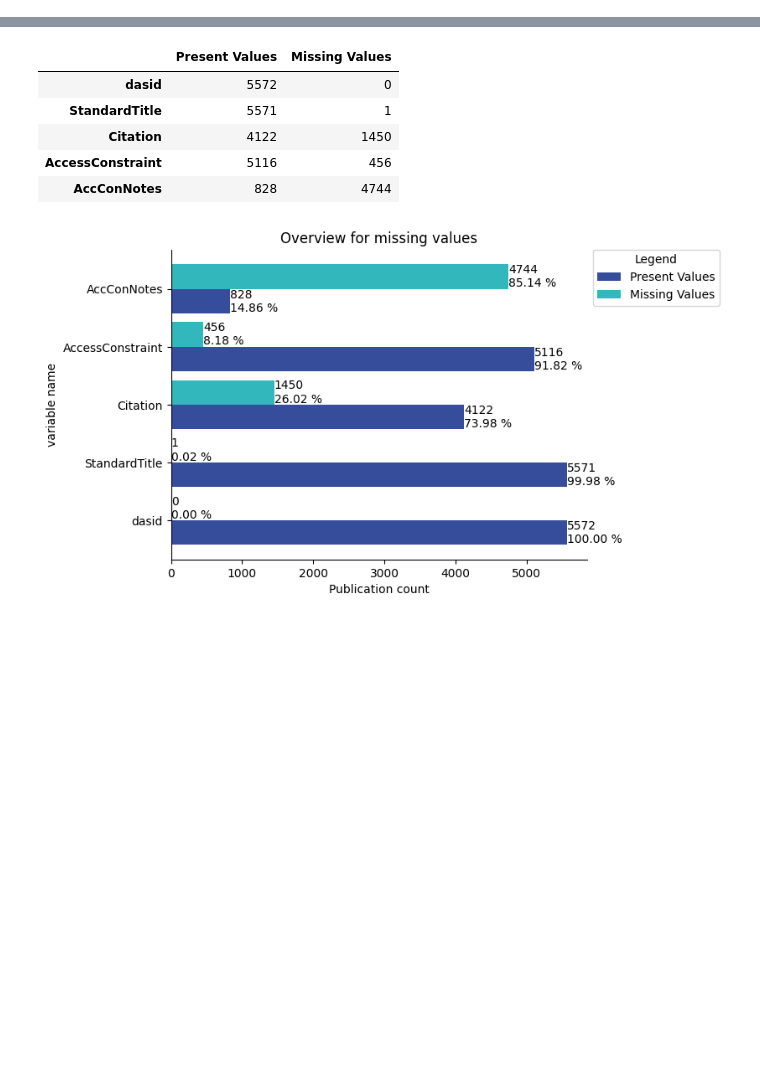
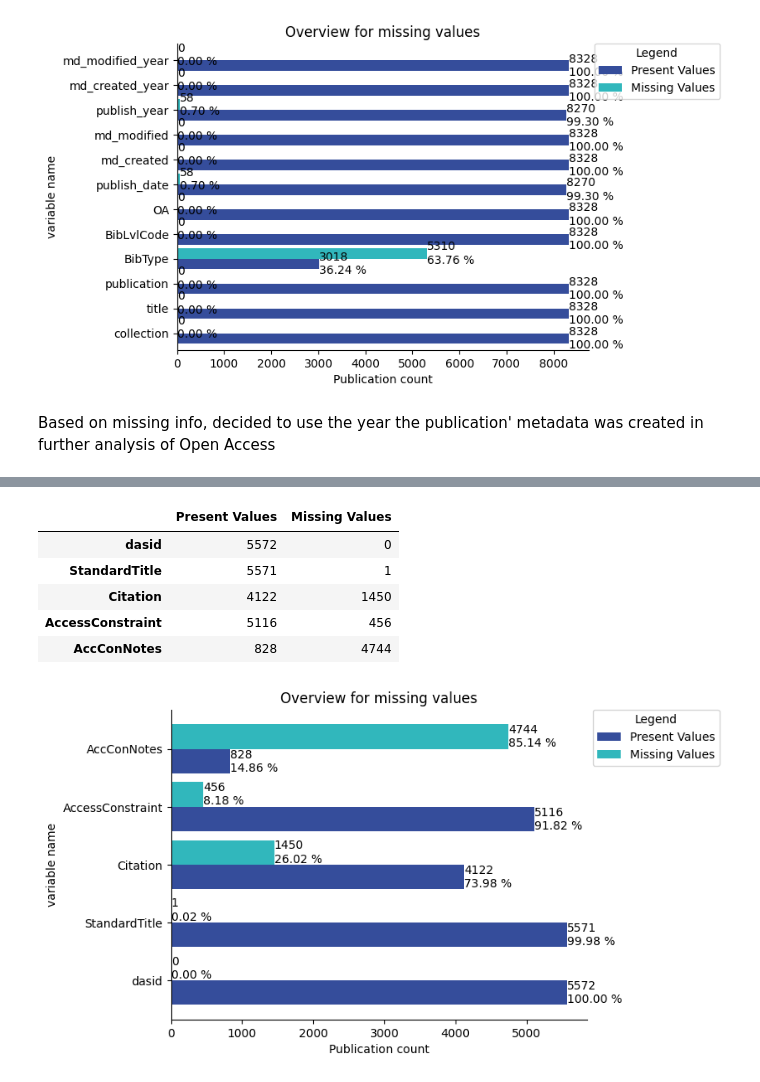
Before and after one commit to vliz-be-opsci/kpi_ofm_kgapproject, a Jupyter notebook: notebooks/Open Science Indicators.ipynb, the cells around one changed output, grey strips where cells are left out. Saved outputs shown, nothing was run; the diff lists cells and outputs as text; code cells hidden in the pictures; blank space fills up the shorter version.

```diff
--- a/notebooks/Open Science Indicators.ipynb
+++ b/notebooks/Open Science Indicators.ipynb
@@ -5,0 +14,5 @@ import matplotlib.pyplot as plt
+# %%
+# starting out from the OMA & Bibio special collections
+# --> wil need to think about way to have special collection / database view that is automatically updated with new publications
+OMA_pubs = execute_to_df('OMA_pubs.sparql')
+OMA_pubs
@@ -5,0 +33,40 @@ import matplotlib.pyplot as plt
+# %%
+# manipulate 'date' datatype
+OMA_pubs['publish_date'] = pd.to_datetime(OMA_pubs['publish_date'])
+OMA_pubs['md_created'] = pd.to_datetime(OMA_pubs['md_created'])
+OMA_pubs['md_modified'] = pd.to_datetime(OMA_pubs['md_modified'])
+
+OMA_pubs['publish_year'] = OMA_pubs['publish_date'].dt.year
+OMA_pubs['md_created_year'] = OMA_pubs['md_created'].dt.year
+OMA_pubs['md_modified_year'] = OMA_pubs['md_modified'].dt.year
+# %%
+# Assessment of missing info
+total_values = OMA_pubs.count()
+missing_values = OMA_pubs.isnull().sum()
+
+summary_OMA_pubs = pd.concat([total_values, missing_values], axis=1)
+summary_OMA_pubs.columns = ['Present Values', 'Missing Values']
+#summary_df['Total Values'] = summary_df['Present Values'] + summary_df['Missing Values']
+#summary_df = summary_df.transpose()
+
+#print(summary_OMA_pubs)
+
+# bar plot of missing data
+ax = summary_OMA_pubs.plot(kind='barh', ylabel='variable name', title='Overview for missing values', width=0.85, color=['#354d9b', '#31b7bc'])
+ax.set(xlabel='Publication count')
+
+total = summary_OMA_pubs.sum(axis=1).iloc[0]
+for c, col in zip(ax.containers, summary_OMA_pubs.columns):
+    ax.bar_label(c, label_type='edge', labels=[f'{val}\n{val / total * 100.0:.2f} %' for val in summary_OMA_pubs[col]])
+
+ax.legend(title='Legend', bbox_to_anchor=(1, 1.02), loc='upper left')
+
+ax.spines['right'].set_visible(False)
+ax.spines['top'].set_visible(False)
+
+#plt.tight_layout()
+plt.show()
+# %% [output]
+[figure, added]
+# %% [markdown]
+Based on missing info, decided to use the year the publication' metadata was created in further analysis of Open Access
```
Also changed, not shown: parts of 13 cells of this notebook, 5 other files.
